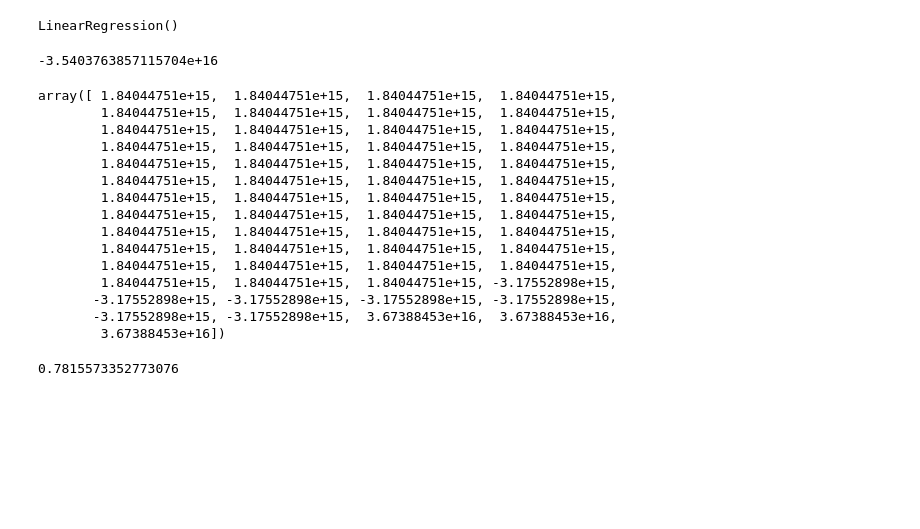
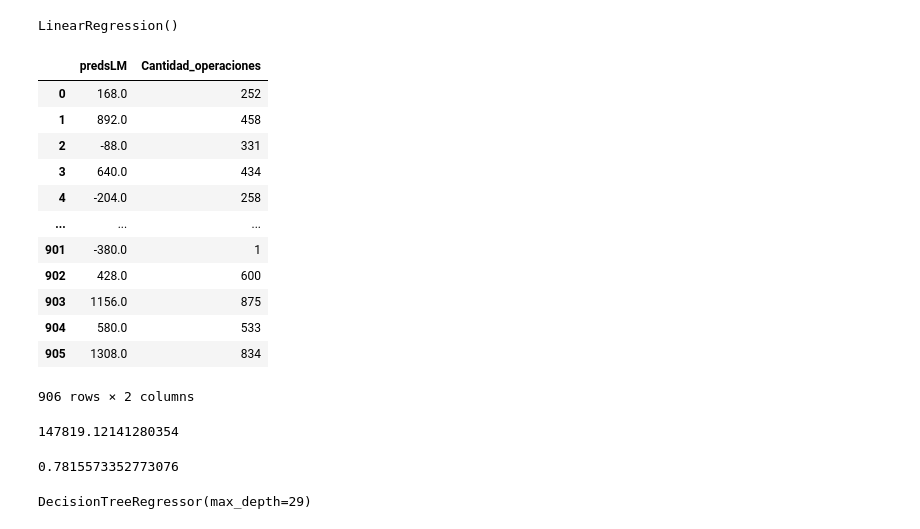
Before and after one commit to jmmendozae/DS_Projects_MM, a Jupyter notebook: Cantidad de operaciones_test.ipynb, the cells around one changed output. Drawn from its saved outputs; the diff is of its cells as text; code cells hidden in the pictures; blank space fills up the shorter version.

```diff
--- a/Cantidad de operaciones_test.ipynb
+++ b/Cantidad de operaciones_test.ipynb
@@ -466,29 +474,37 @@ lm = LinearRegression()
 lm.fit(X_train, y_train)
 # %% [output]
 LinearRegression()
-# %%
-lm.intercept_
-# %% [output]
--3.5403763857115704e+16
-# %%
-lm.coef_
-# %% [output]
-array([ 1.84044751e+15,  1.84044751e+15,  1.84044751e+15,  1.84044751e+15,
-        1.84044751e+15,  1.84044751e+15,  1.84044751e+15,  1.84044751e+15,
-        1.84044751e+15,  1.84044751e+15,  1.84044751e+15,  1.84044751e+15,
-        1.84044751e+15,  1.84044751e+15,  1.84044751e+15,  1.84044751e+15,
-        1.84044751e+15,  1.84044751e+15,  1.84044751e+15,  1.84044751e+15,
-        1.84044751e+15,  1.84044751e+15,  1.84044751e+15,  1.84044751e+15,
-        1.84044751e+15,  1.84044751e+15,  1.84044751e+15,  1.84044751e+15,
-        1.84044751e+15,  1.84044751e+15,  1.84044751e+15,  1.84044751e+15,
-        1.84044751e+15,  1.84044751e+15,  1.84044751e+15,  1.84044751e+15,
-        1.84044751e+15,  1.84044751e+15,  1.84044751e+15,  1.84044751e+15,
-        1.84044751e+15,  1.84044751e+15,  1.84044751e+15,  1.84044751e+15,
-        1.84044751e+15,  1.84044751e+15,  1.84044751e+15, -3.17552898e+15,
-       -3.17552898e+15, -3.17552898e+15, -3.17552898e+15, -3.17552898e+15,
-       -3.17552898e+15, -3.17552898e+15,  3.67388453e+16,  3.67388453e+16,
-        3.67388453e+16])
+# %%
+predsLM= lm.predict(X)
+# %%
+dataNew["predsLM"] = predsLM
+# %%
+dataNew[["predsLM", "Cantidad_operaciones"]]
+# %% [output]
+|  | predsLM | Cantidad_operaciones |
+| 0 | 168.0 | 252 |
+| 1 | 892.0 | 458 |
+| 2 | -88.0 | 331 |
+| 3 | 640.0 | 434 |
+| 4 | -204.0 | 258 |
+| ... | ... | ... |
+| 901 | -380.0 | 1 |
+| 902 | 428.0 | 600 |
+| 903 | 1156.0 | 875 |
+| 904 | 580.0 | 533 |
+| 905 | 1308.0 | 834 |
+906 rows × 2 columns
+# %%
+dataNew["lm_error"] = (dataNew["predsLM"]-dataNew["Cantidad_operaciones"])**2
+sum(dataNew["lm_error"])/len(dataNew)
+# %% [output]
+147819.12141280354
 # %%
 lm.score(X_train, y_train)
 # %% [output]
 0.7815573352773076
+# %%
+regtree = DecisionTreeRegressor(max_depth=29)
+regtree.fit(X_train,y_train)
+# %% [output]
+DecisionTreeRegressor(max_depth=29)
```
Also changed, not shown: parts of 15 cells of this notebook.
